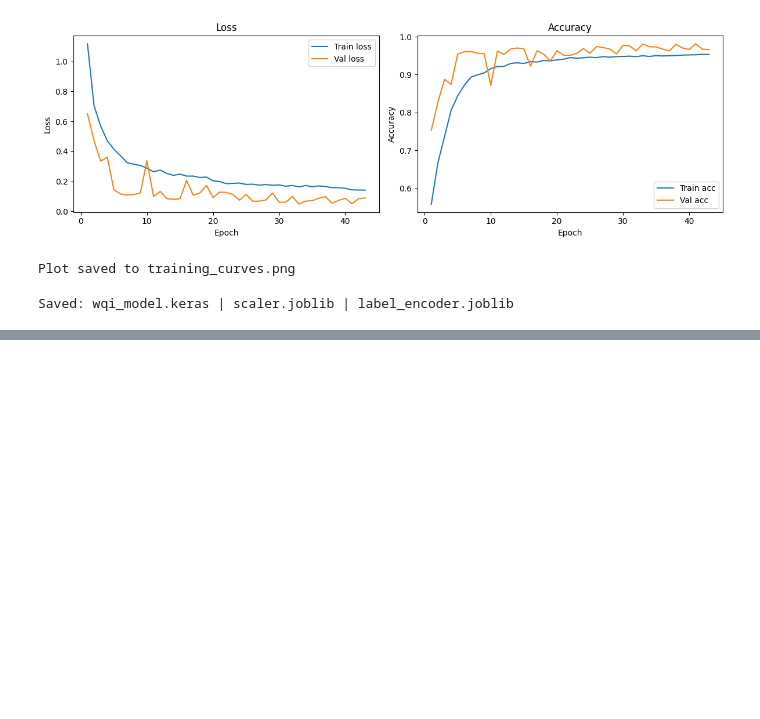
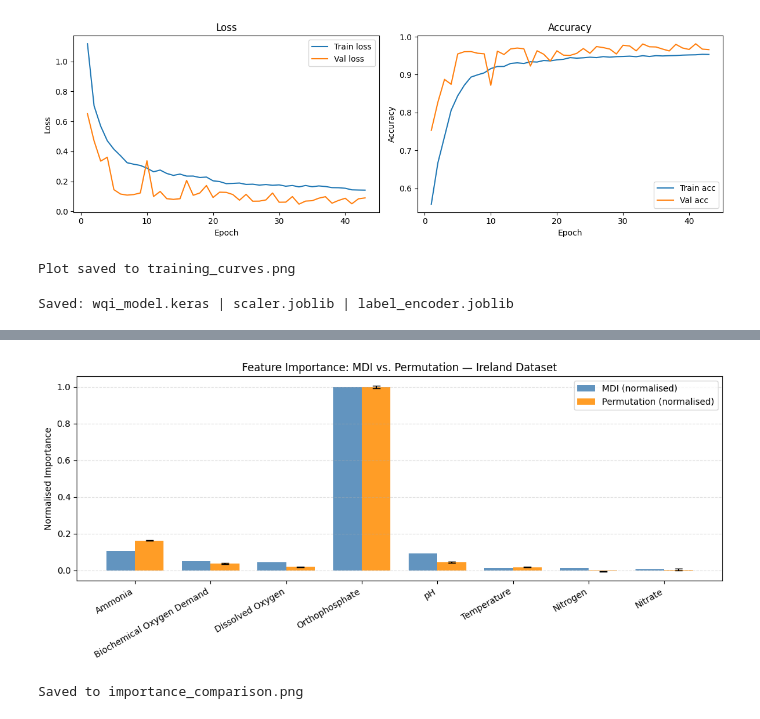
Before and after one commit to gecko1112/AIHWS-Project, a Jupyter notebook: main.ipynb, the cells around one changed output, grey strips where cells are left out. Drawn from its saved outputs; the diff is of its cells as text; code cells hidden in the pictures; blank space fills up the shorter version.

```diff
--- a/main.ipynb
+++ b/main.ipynb
@@ -239,0 +398,19 @@ Saved: wqi_model.keras | scaler.joblib | label_encoder.joblib
+# %%
+from sklearn.inspection import permutation_importance
+
+# Use the RF trained on all 8 features
+perm = permutation_importance(
+    rf_full, X_te_s, y_te,
+    scoring="f1_macro",
+    n_repeats=10,
+    random_state=RANDOM_SEED,
+    n_jobs=-1,
+)
+
+perm_means = perm.importances_mean
+perm_stds  = perm.importances_std
+
+print("Permutation importance (mean drop in macro F1):")
+perm_order = np.argsort(perm_means)
+for i in perm_order:
+    print(f"  {FEATURES[i]:45s}  {perm_means[i]:.4f} +/- {perm_stds[i]:.4f}")
@@ -239,0 +427,30 @@ Saved: wqi_model.keras | scaler.joblib | label_encoder.joblib
+# %%
+# ── Side-by-side comparison plot ─────────────────────────────────────────────
+short = [n.split(" (")[0] for n in feat_names]  # strip units
+
+# Normalise both to [0,1] for fair visual comparison
+mdi_norm  = importances / importances.max()
+perm_norm = perm_means  / perm_means.max() if perm_means.max() > 0 else perm_means
+
+x = np.arange(len(FEATURES))
+width = 0.38
+
+fig, ax = plt.subplots(figsize=(11, 5))
+ax.bar(x - width/2, mdi_norm,  width, label="MDI (normalised)",        color="steelblue",  alpha=0.85)
+ax.bar(x + width/2, perm_norm, width, label="Permutation (normalised)", color="darkorange", alpha=0.85,
+       yerr=perm_stds / perm_means.max(), capsize=4)
+
+ax.set_xticks(x)
+ax.set_xticklabels(short, rotation=30, ha="right")
+ax.set_ylabel("Normalised Importance")
+ax.set_title("Feature Importance: MDI vs. Permutation — Ireland Dataset")
+ax.legend()
+ax.grid(axis="y", linestyle="--", alpha=0.4)
+
+plt.tight_layout()
+plt.savefig("importance_comparison.png", dpi=150)
+plt.show()
+print("Saved to importance_comparison.png")
+# %% [output]
+[figure, added]
+Saved to importance_comparison.png
```
Also changed, not shown: parts of 7 cells of this notebook, 13 other files.
